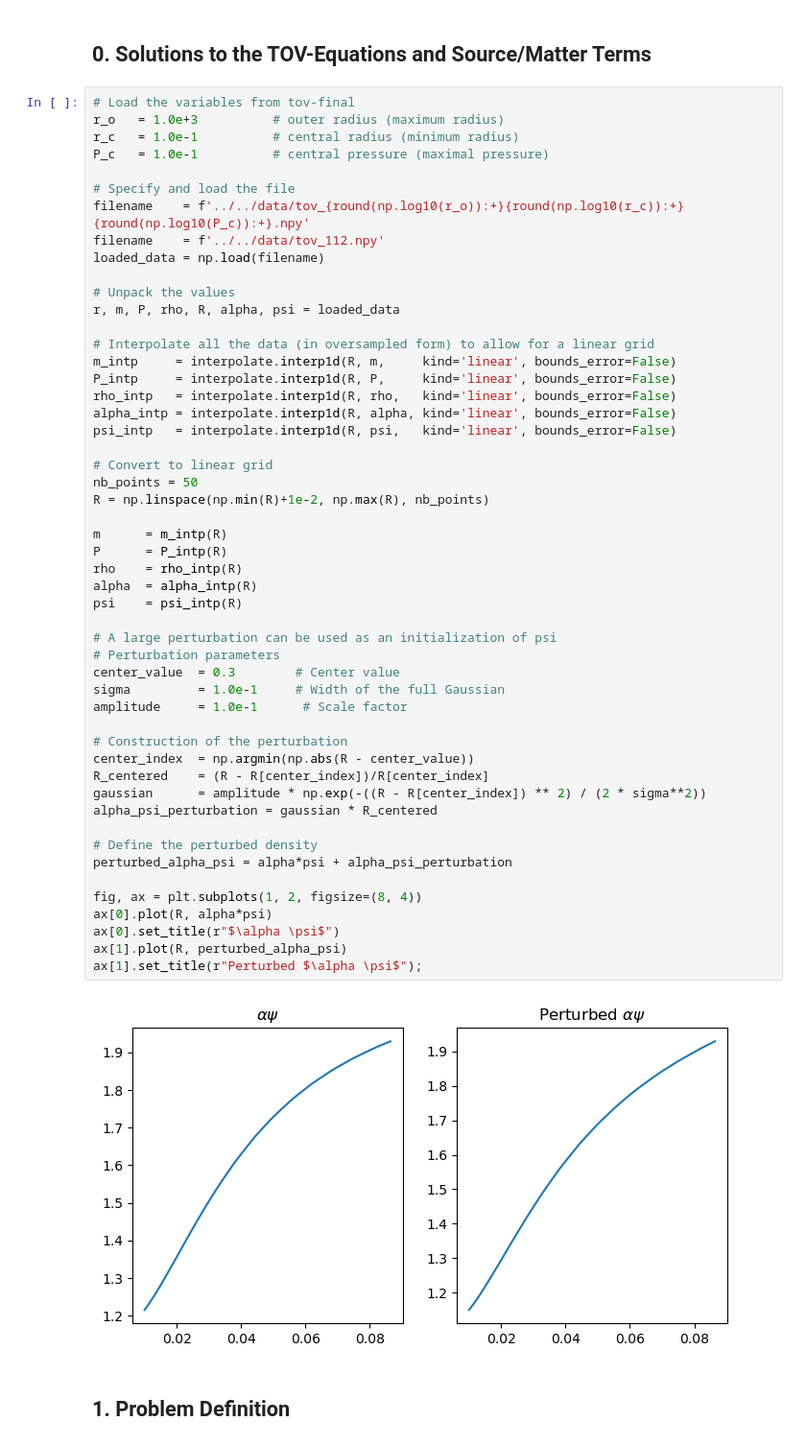
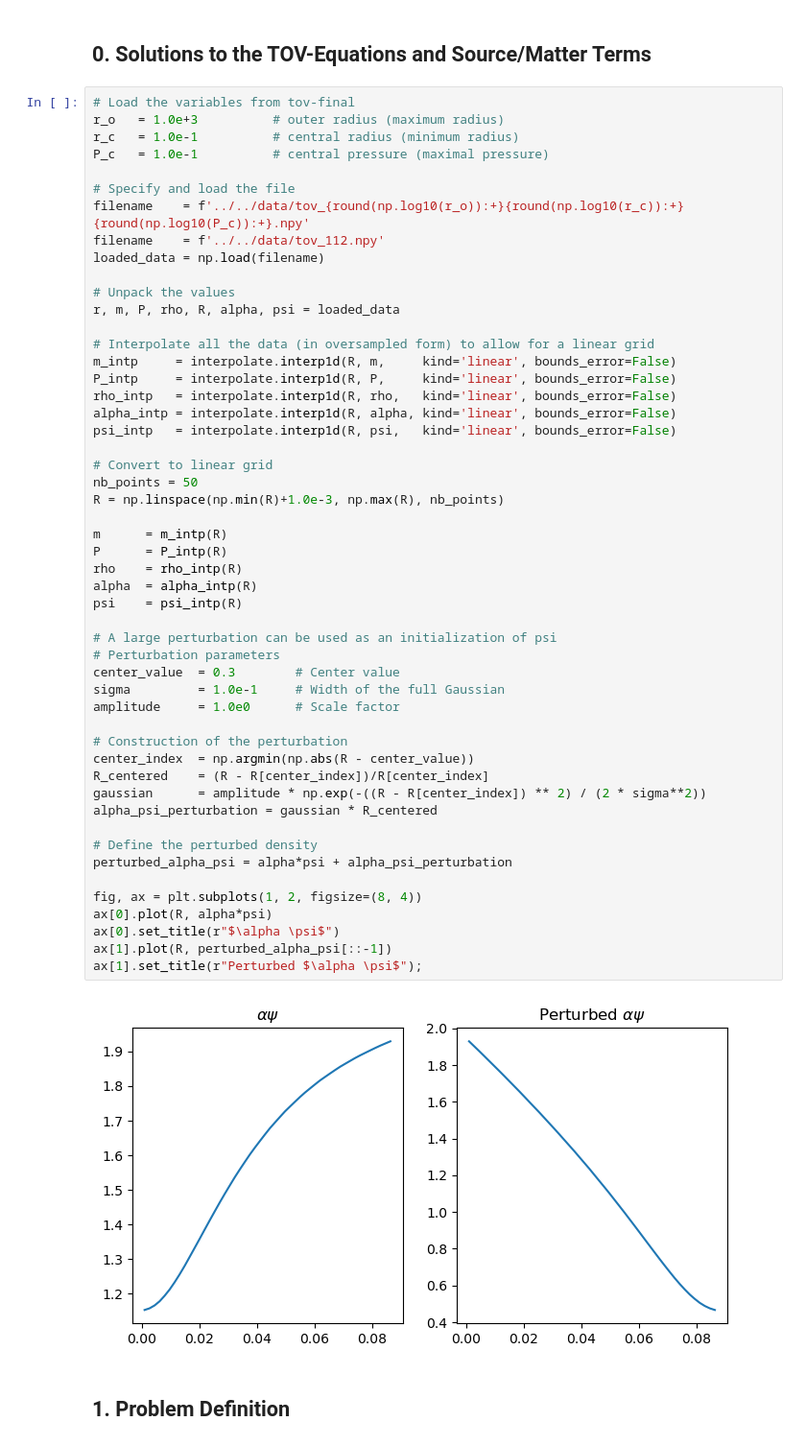
Before and after one commit to Poincare-code/henri, a Jupyter notebook: notebooks/validation-notebooks/Relevant/2_Non_Linear-Alpha-Psi.ipynb, the cells around one changed output. Shown at 96% size. Drawn from its saved outputs; the diff is of its cells as text.

```diff
--- a/notebooks/validation-notebooks/Relevant/2_Non_Linear-Alpha-Psi.ipynb
+++ b/notebooks/validation-notebooks/Relevant/2_Non_Linear-Alpha-Psi.ipynb
@@ -35,37 +35,37 @@ alpha_intp = interpolate.interp1d(R, alpha, kind='linear', bounds_error=False)
 psi_intp   = interpolate.interp1d(R, psi,   kind='linear', bounds_error=False)
 
 # Convert to linear grid
 nb_points = 50
-R = np.linspace(np.min(R)+1e-2, np.max(R), nb_points)
+R = np.linspace(np.min(R)+1.0e-3, np.max(R), nb_points)
 
 m      = m_intp(R)
 P      = P_intp(R)
 rho    = rho_intp(R)
 alpha  = alpha_intp(R)
 psi    = psi_intp(R)
 
 # A large perturbation can be used as an initialization of psi
 # Perturbation parameters
 center_value  = 0.3        # Center value
 sigma         = 1.0e-1     # Width of the full Gaussian
-amplitude     = 1.0e-1      # Scale factor
+amplitude     = 1.0e0      # Scale factor
 
 # Construction of the perturbation
 center_index  = np.argmin(np.abs(R - center_value))
 R_centered    = (R - R[center_index])/R[center_index]
 gaussian      = amplitude * np.exp(-((R - R[center_index]) ** 2) / (2 * sigma**2))
 alpha_psi_perturbation = gaussian * R_centered
 
 # Define the perturbed density
 perturbed_alpha_psi = alpha*psi + alpha_psi_perturbation
 
 fig, ax = plt.subplots(1, 2, figsize=(8, 4))
 ax[0].plot(R, alpha*psi)
 ax[0].set_title(r"$\alpha \psi$")
-ax[1].plot(R, perturbed_alpha_psi)
+ax[1].plot(R, perturbed_alpha_psi[::-1])
 ax[1].set_title(r"Perturbed $\alpha \psi$");
 # %% [output]
-[figure, old version]
+[figure, new version]
 # %% [markdown]
 ## 1. Problem Definition
 # %% [markdown]
```
Also changed, not shown: parts of 9 cells of this notebook, 1 other file.
